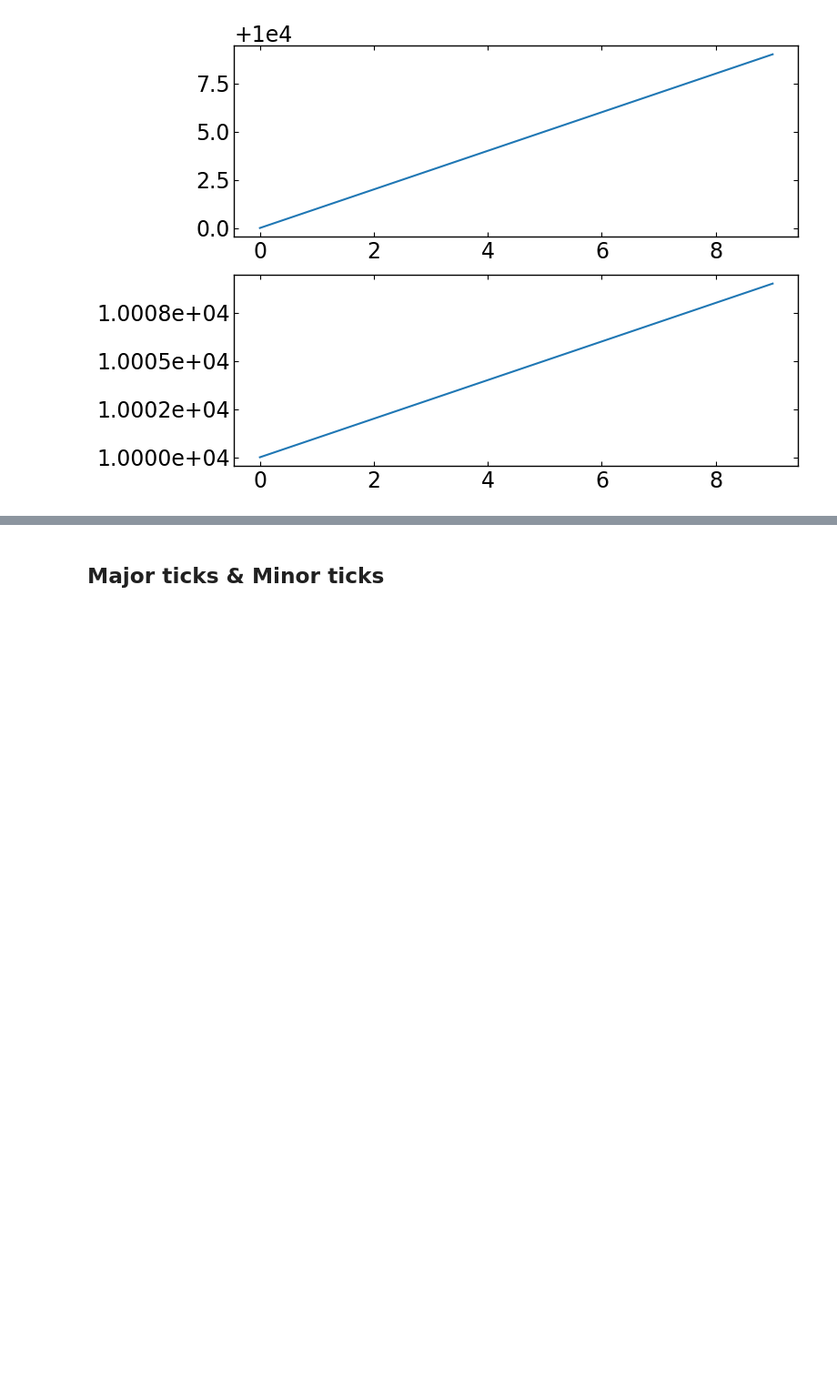
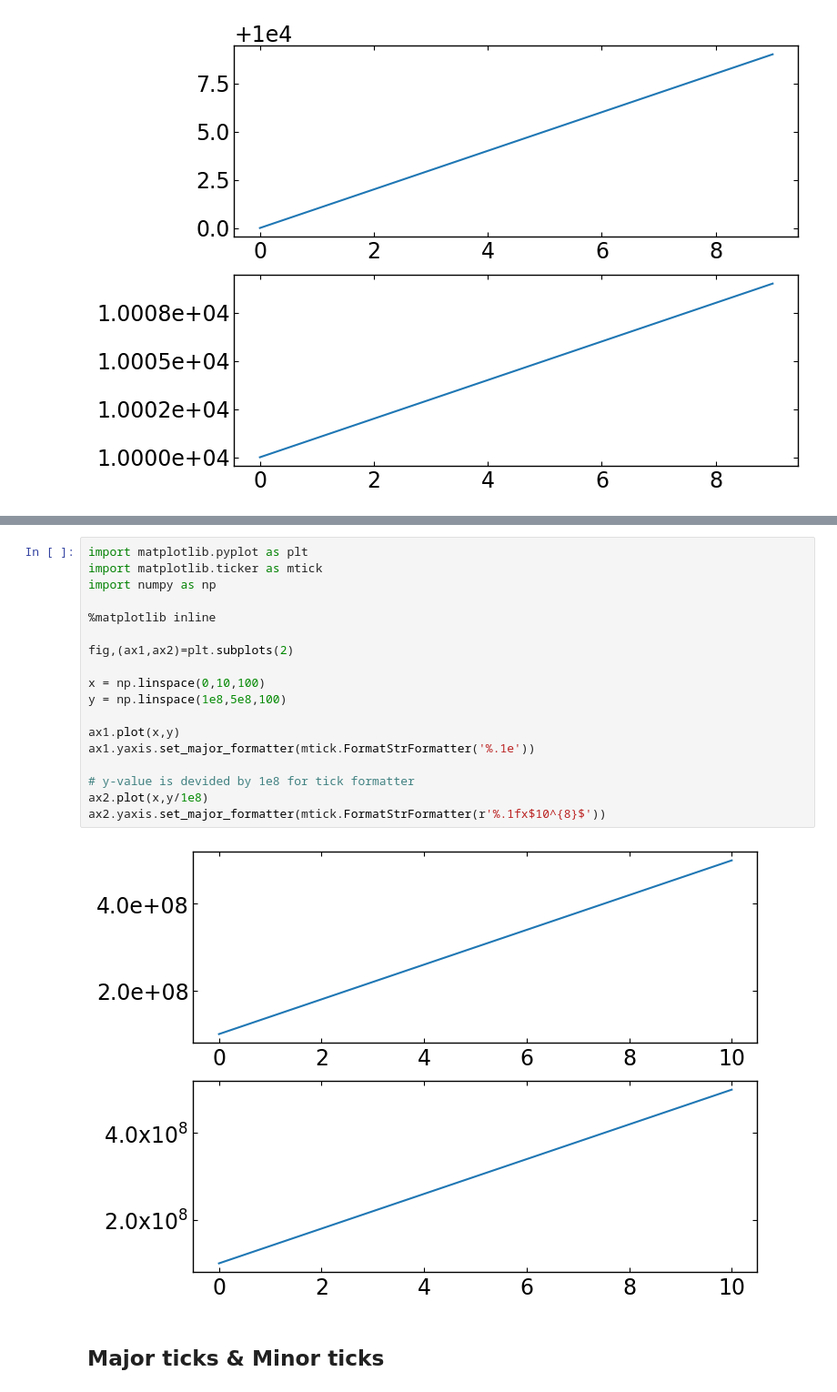
Before and after one commit to astrodoo/CodeExr, a Jupyter notebook: Python/ipynb/matplotlib2.ipynb, the cells around one changed output, grey strips where cells are left out. Shown at 91% size. Drawn from its saved outputs; the diff is of its cells as text; blank space fills up the shorter version.

```diff
--- a/Python/ipynb/matplotlib2.ipynb
+++ b/Python/ipynb/matplotlib2.ipynb
@@ -117,3 +135,23 @@ ax2.yaxis.set_major_formatter(mtick.FormatStrFormatter('%.4e'))
+# %%
+import matplotlib.pyplot as plt
+import matplotlib.ticker as mtick
+import numpy as np
+
+%matplotlib inline
+
+fig,(ax1,ax2)=plt.subplots(2)
+
+x = np.linspace(0,10,100)
+y = np.linspace(1e8,5e8,100)
+
+ax1.plot(x,y)
+ax1.yaxis.set_major_formatter(mtick.FormatStrFormatter('%.1e'))
+
+# y-value is devided by 1e8 for tick formatter
+ax2.plot(x,y/1e8)
+ax2.yaxis.set_major_formatter(mtick.FormatStrFormatter(r'%.1fx$10^{8}$'))
+# %% [output]
+[figure, added]
 # %% [markdown]
 ## Major ticks & Minor ticks
 # %%
```
Also changed, not shown: parts of 1 cell of this notebook, 1 other file.
